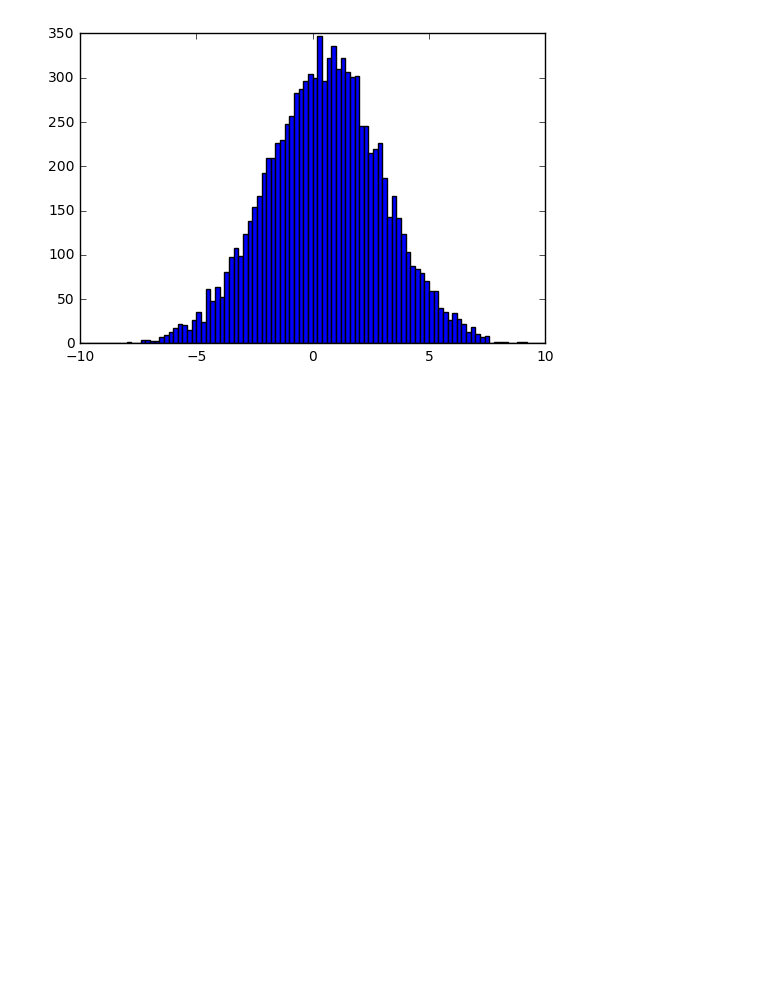
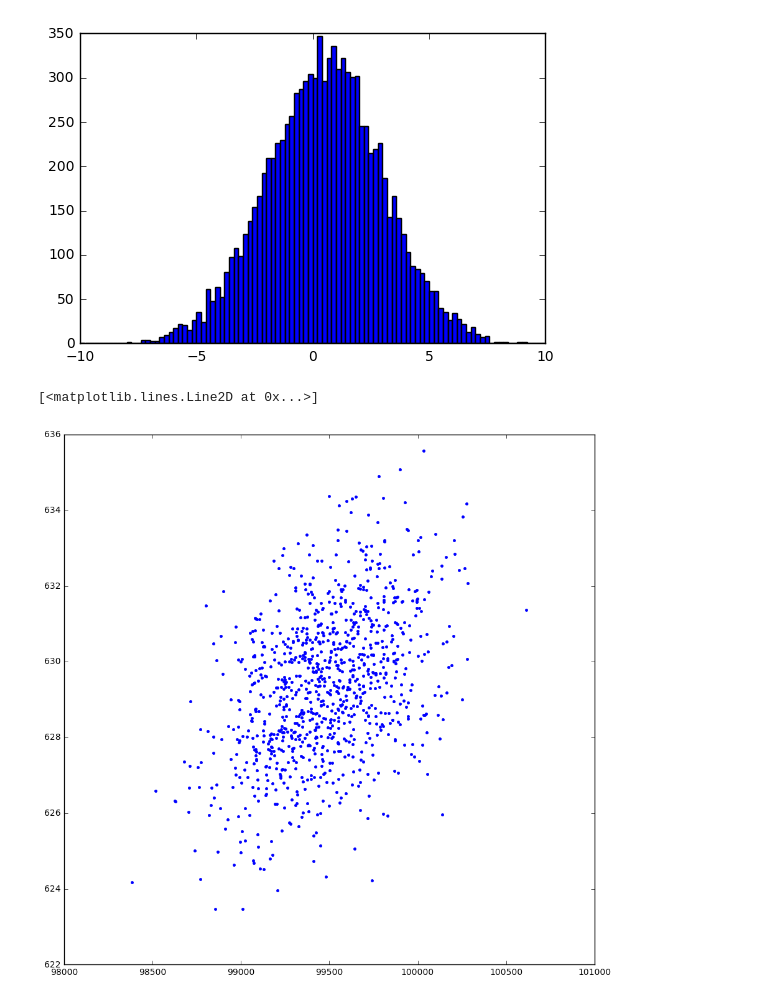
Before and after one commit to bpalmeiro/Next_Energy, a Jupyter notebook: Notebooks/Pull_Plot.ipynb, the cells around one changed output. Cells and saved outputs as stored; diff of their text form; code cells hidden in the pictures; blank space fills up the shorter version.

```diff
--- a/Notebooks/Pull_Plot.ipynb
+++ b/Notebooks/Pull_Plot.ipynb
@@ -235,3 +235,12 @@ ff.fit_gauss(ap[1][:-1] + np.diff(ap[1])/2.,ap[0],[10000,0,6])
         [  8.13191092e-07,   4.71714702e-04,   1.89852022e-09],
         [  1.89193792e-01,   1.89852022e-09,   4.71722046e-04]]))
 [figure]
+# %%
+isotope = 1
+plt.gcf().set_size_inches(11,11)
+plt.plot(actn_list[:,isotope],errr_list[:,isotope],'.')
+#s = ff.profileX(mean_list[:,isotope],errr_list[:,isotope],20)
+#plt.plot(s[0],s[1])
+# %% [output]
+[<matplotlib.lines.Line2D at 0x...>]
+[figure, added]
```
Also changed, not shown: parts of 1 cell of this notebook.
